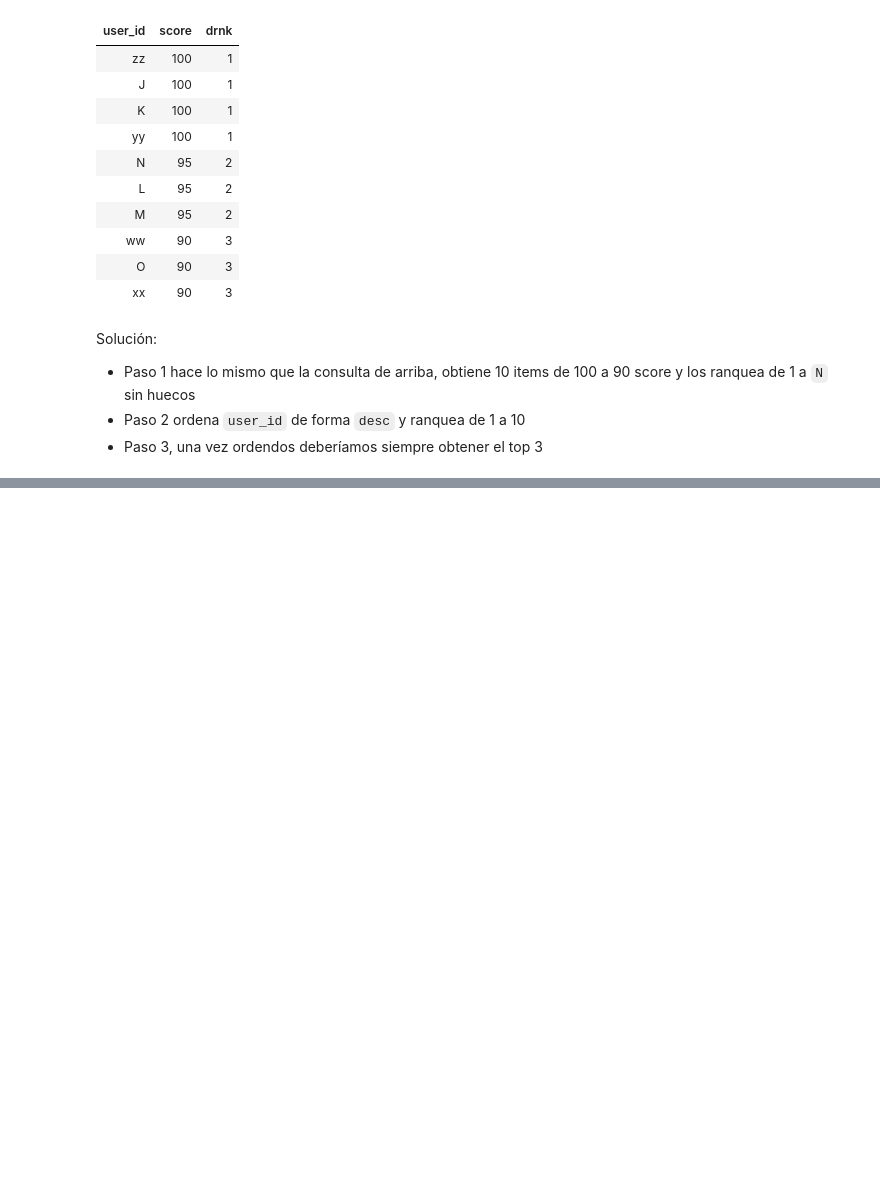
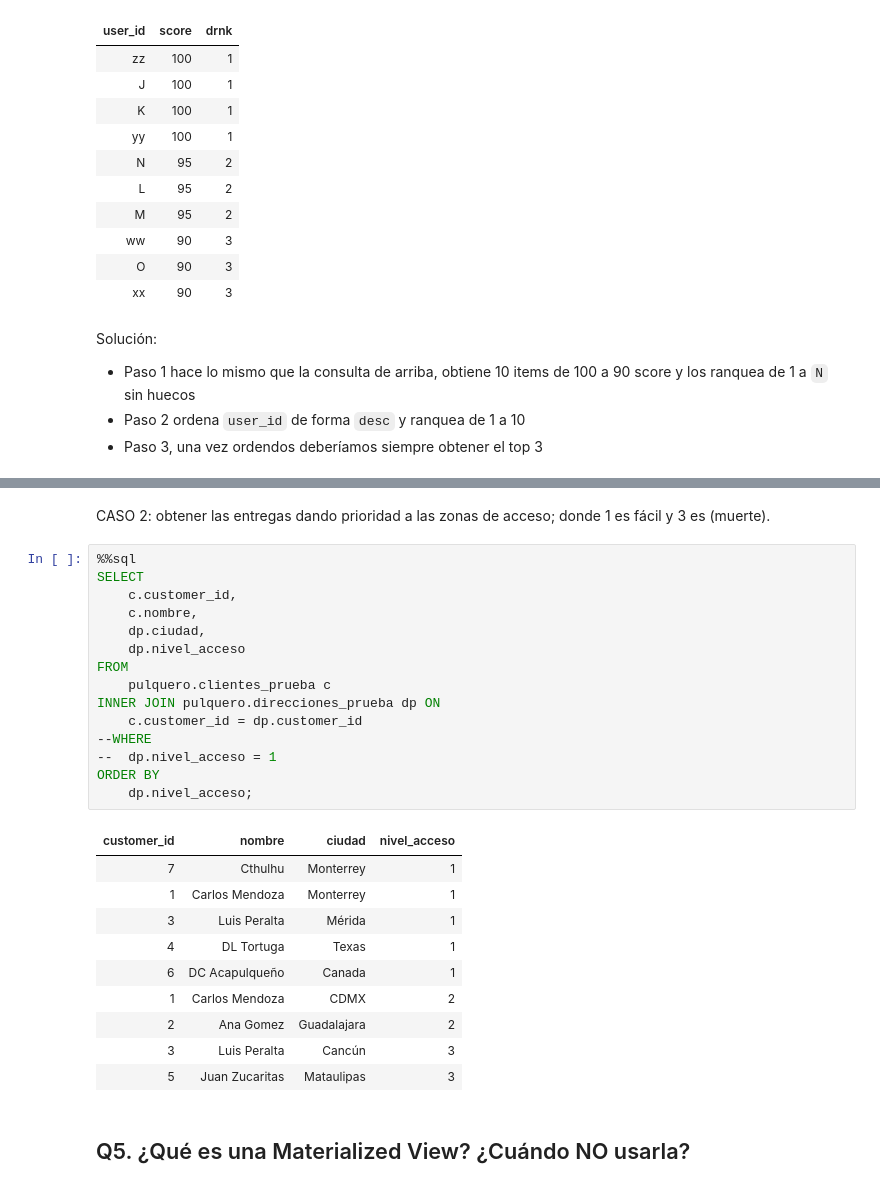
Before and after one commit to taquero-programador/DAB, a Jupyter notebook: dctg/Data.ipynb, the cells around one changed output, grey strips where cells are left out. Cells and saved outputs as stored; diff of their text form; blank space fills up the shorter version.

```diff
--- a/dctg/Data.ipynb
+++ b/dctg/Data.ipynb
@@ -201,0 +293,30 @@ Running query in 'postgresql://targz:***@localhost:5432/danalysis'
+# %% [markdown]
+CASO 2: obtener las entregas dando prioridad a las zonas de acceso; donde 1 es fácil y 3 es (muerte).
+# %%
+%%sql
+SELECT
+	c.customer_id,
+	c.nombre,
+	dp.ciudad,
+	dp.nivel_acceso
+FROM
+	pulquero.clientes_prueba c
+INNER JOIN pulquero.direcciones_prueba dp ON
+	c.customer_id = dp.customer_id
+--WHERE
+--	dp.nivel_acceso = 1
+ORDER BY
+	dp.nivel_acceso;
+# %% [output]
+| customer_id | nombre | ciudad | nivel_acceso |
+| 7 | Cthulhu | Monterrey | 1 |
+| 1 | Carlos Mendoza | Monterrey | 1 |
+| 3 | Luis Peralta | Mérida | 1 |
+| 4 | DL Tortuga | Texas | 1 |
+| 6 | DC Acapulqueño | Canada | 1 |
+| 1 | Carlos Mendoza | CDMX | 2 |
+| 2 | Ana Gomez | Guadalajara | 2 |
+| 3 | Luis Peralta | Cancún | 3 |
+| 5 | Juan Zucaritas | Mataulipas | 3 |
+# %% [markdown]
+## Q5. ¿Qué es una Materialized View? ¿Cuándo NO usarla?
```
Also changed, not shown: parts of 21 cells of this notebook, 1 other file.
